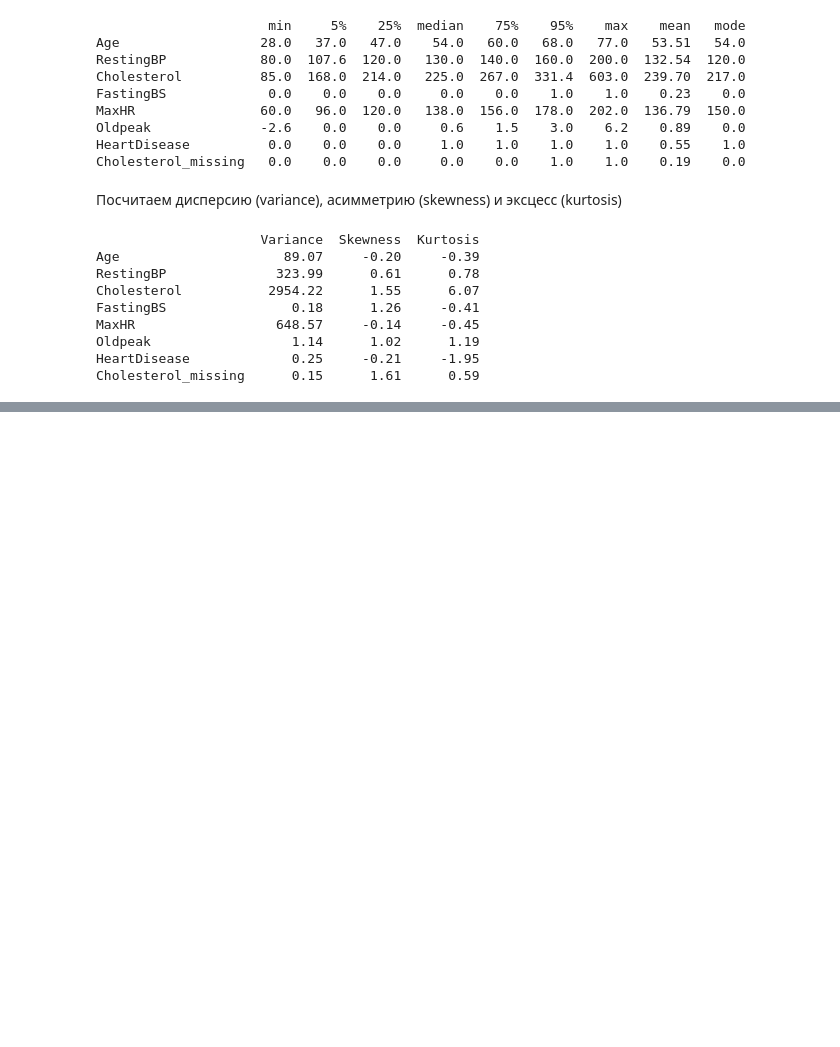
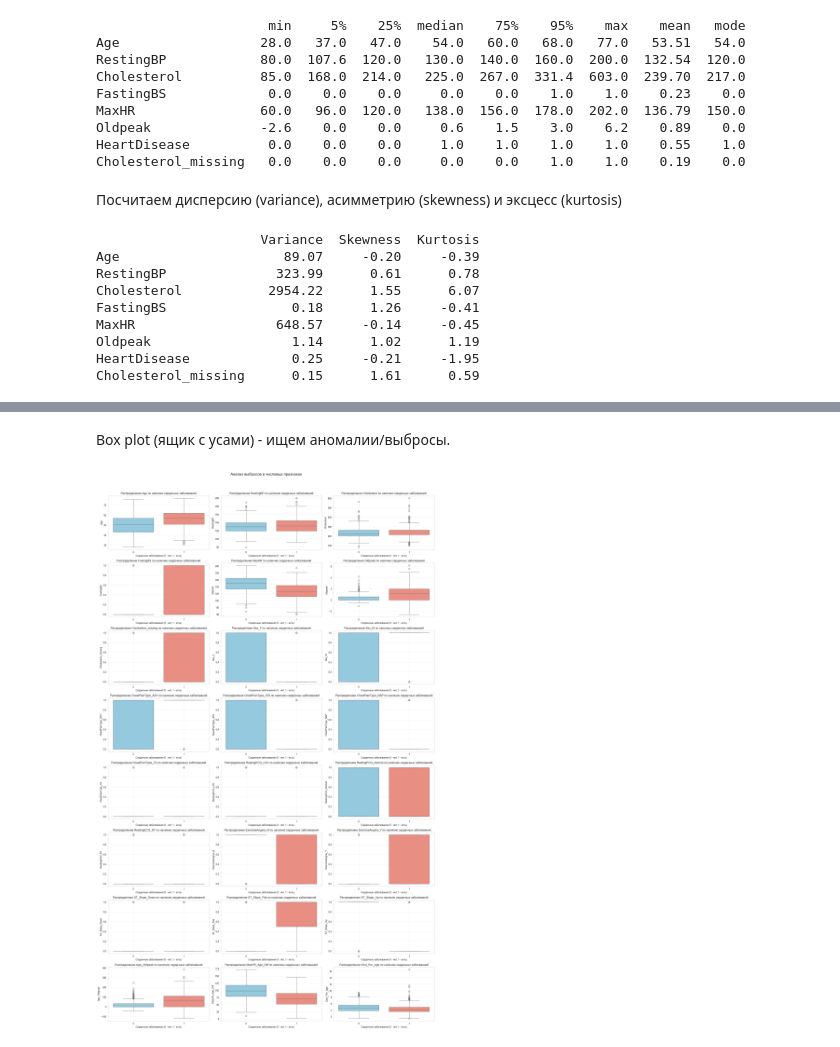
Before and after one commit to kybik0606/FPMI_ML_Course, a Jupyter notebook: hw02_eda/hm02_eda.ipynb, the cells around one changed output, grey strips where cells are left out. Saved outputs shown, nothing was run; the diff lists cells and outputs as text; code cells hidden in the pictures; blank space fills up the shorter version.

```diff
--- a/hw02_eda/hm02_eda.ipynb
+++ b/hw02_eda/hm02_eda.ipynb
@@ -252,0 +412,49 @@ Cholesterol_missing      0.15      1.61      0.59
+# %% [markdown]
+Box plot (ящик с усами) - ищем аномалии/выбросы.
+# %%
+# Функция для построения box plots для обнаружения выбросов
+def plot_boxplots(dataframe, n_cols=3, exclude_cols=None):
+    if exclude_cols is None:
+        exclude_cols = []
+
+    # Выбираем только числовые признаки для анализа
+    numeric_cols = num_cols
+
+    # Исключаем указанные колонки
+    features_to_plot = [col for col in numeric_cols if col not in exclude_cols]
+
+    n_rows = int(np.ceil(len(features_to_plot) / n_cols))
+    fig, axes = plt.subplots(n_rows, n_cols, figsize=(20, n_rows * 4))
+    axes = axes.flatten()
+
+    for i, feature in enumerate(features_to_plot):
+        ax = axes[i]
+
+        sns.boxplot(data=dataframe, x='HeartDisease', y=feature,
+                   hue='HeartDisease',
+                   palette=['skyblue', 'salmon'],
+                   legend=False,
+                   ax=ax)
+
+        # Настраиваем внешний вид
+        ax.set_title(f'Распределение {feature} по наличию сердечных заболеваний', fontsize=12)
+        ax.set_xlabel('Сердечные заболевания (0 - нет, 1 - есть)')
+        ax.set_ylabel(feature)
+
+        # Добавляем сетку для лучшей читаемости
+        ax.grid(True, alpha=0.3)
+
+    # Скрываем неиспользованные оси
+    for j in range(i + 1, len(axes)):
+        fig.delaxes(axes[j])
+
+    plt.suptitle('Анализ выбросов в числовых признаках', fontsize=16, y=1.02)
+    plt.tight_layout()
+    plt.show()
+
+
+exclude_from_plots = []  # сюда колонки, которые не включать
+
+outliers_info = plot_boxplots(df, exclude_cols=exclude_from_plots)
+# %% [output]
+[figure, added]
```
Also changed, not shown: parts of 25 cells of this notebook.
